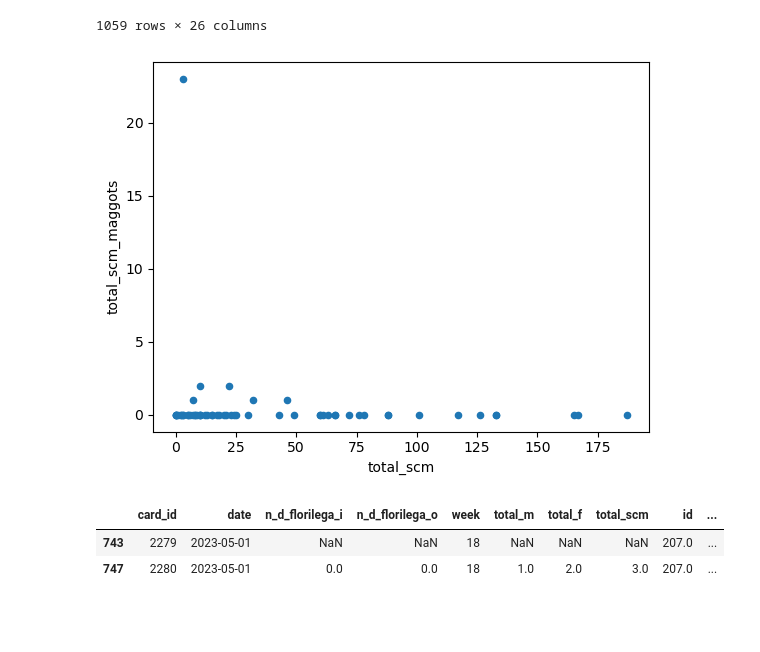
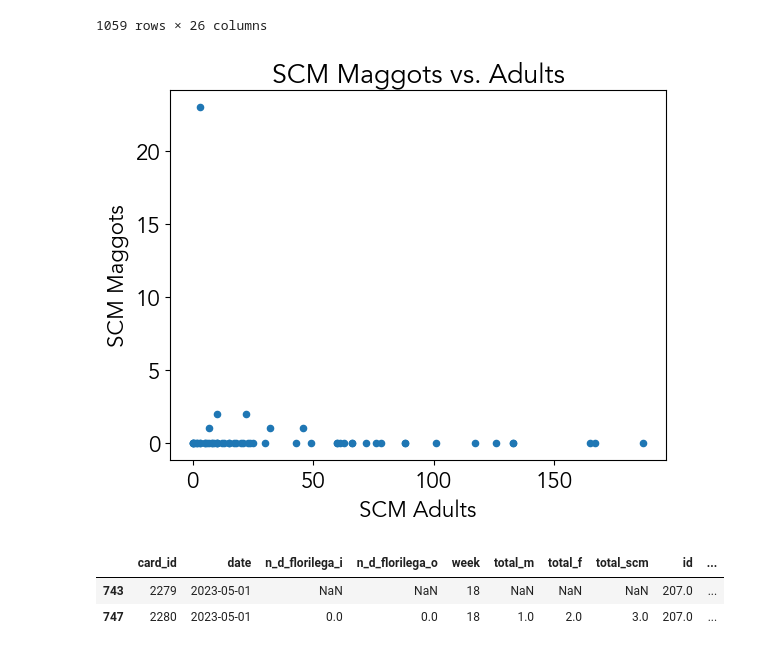
Before and after one commit to chloecho31/cornell, a Jupyter notebook: SCM/2023/2023_scm_data_cleaning.ipynb, the cells around one changed output. Cells and saved outputs as stored; diff of their text form; code cells hidden in the pictures; blank space fills up the shorter version.

```diff
--- a/SCM/2023/2023_scm_data_cleaning.ipynb
+++ b/SCM/2023/2023_scm_data_cleaning.ipynb
@@ -1602,11 +1622,17 @@ adult_and_risk
 | 1057 | 2551 | 2023-05-17 | NaN | NaN | 20 | NaN | NaN | NaN | NaN | ... |
 | 1058 | 2552 | 2023-05-17 | NaN | NaN | 20 | NaN | NaN | NaN | NaN | ... |
 1059 rows × 26 columns
-# %%
-adult_and_risk.drop_duplicates('card_id').plot.scatter(x = 'total_scm', y = 'total_scm_maggots')
-plt.show()
-# %% [output]
-[figure, removed]
+# %%
+plt.rcParams['font.sans-serif'] = ['Avenir']
+plt.rcParams.update({'font.size': 16})
+
+adult_and_risk.drop_duplicates('card_id').plot.scatter(x = 'total_scm', y = 'total_scm_maggots')
+plt.xlabel('SCM Adults')
+plt.ylabel('SCM Maggots')
+plt.title('SCM Maggots vs. Adults')
+plt.show()
+# %% [output]
+[figure, added]
 # %%
 adult_and_risk.drop_duplicates('card_id').loc[adult_and_risk['total_scm_maggots'] > 15]
 # %% [output]
```
Also changed, not shown: parts of 14 cells of this notebook, 1 other file.
